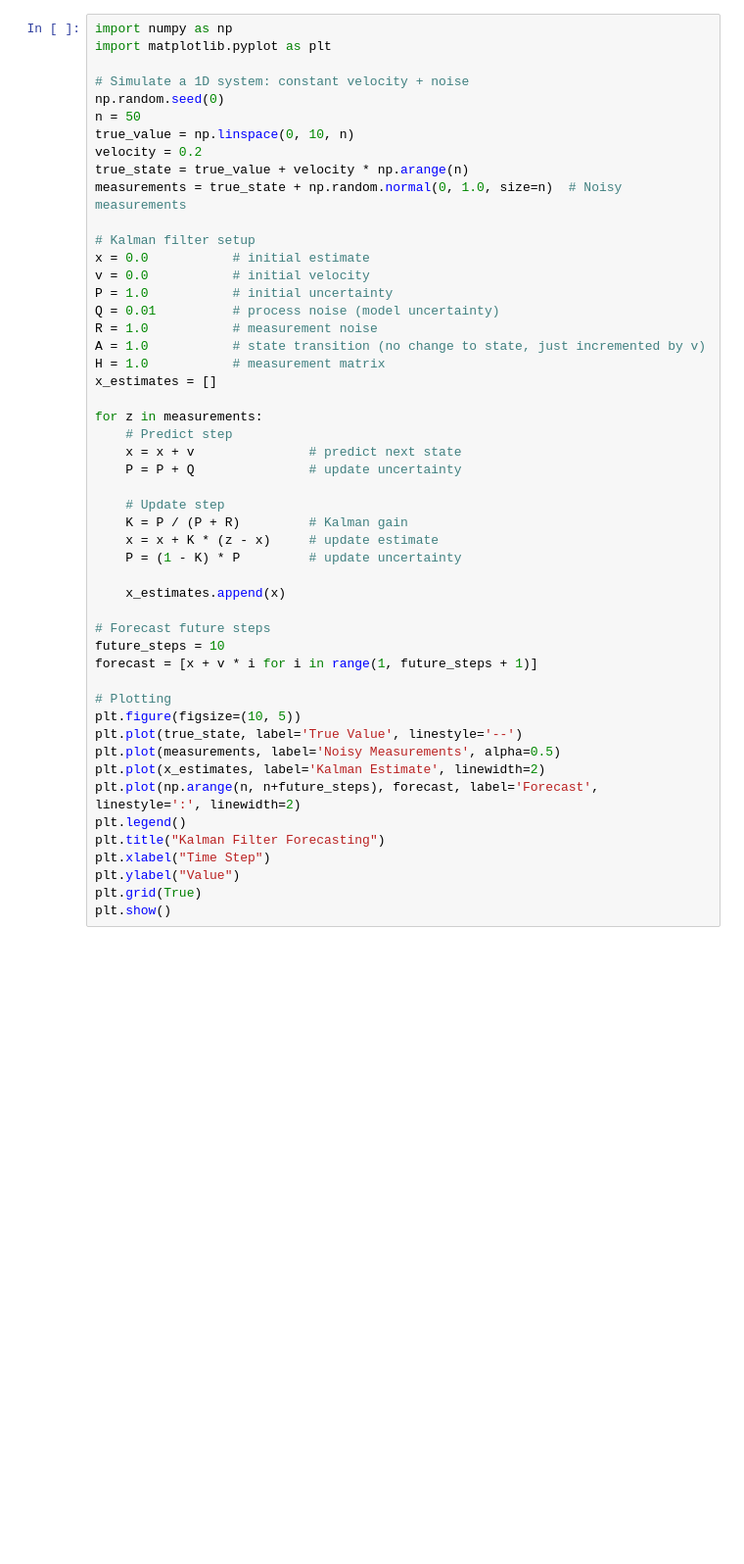
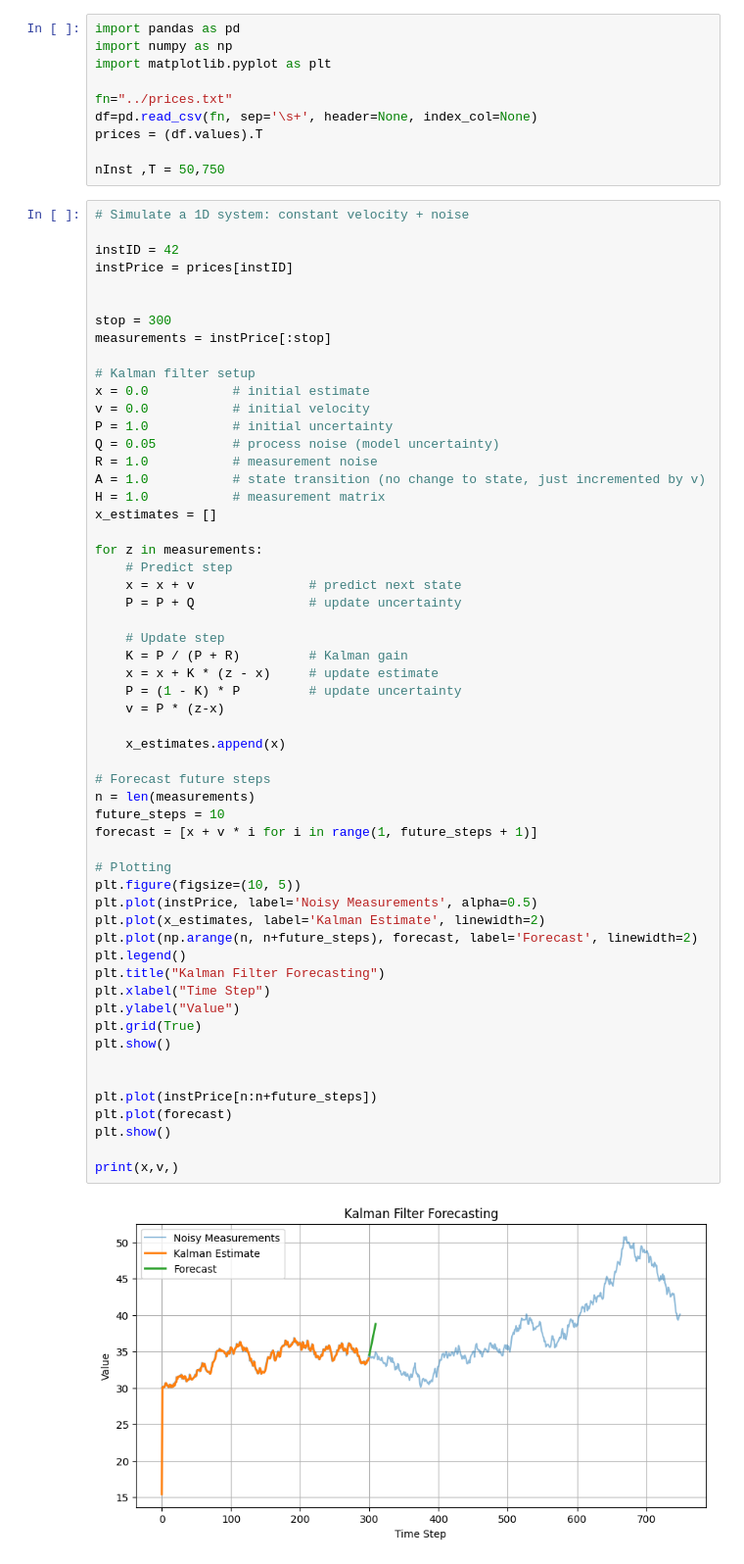
Before and after one commit to Marques-079/2025-algothon, a Jupyter notebook: data/kelp-man.ipynb, the cells around one changed output. Shown at 98% size. Cells and saved outputs as stored; diff of their text form; blank space fills up the shorter version.

```diff
--- a/data/kelp-man.ipynb
+++ b/data/kelp-man.ipynb
@@ -1,50 +1,68 @@
+# %%
+import pandas as pd
+import numpy as np
+import matplotlib.pyplot as plt
+
+fn="../prices.txt"
+df=pd.read_csv(fn, sep='\s+', header=None, index_col=None)
+prices = (df.values).T
+
+nInst ,T = 50,750
 # %%
-import numpy as np
-import matplotlib.pyplot as plt
+# Simulate a 1D system: constant velocity + noise
 
-# Simulate a 1D system: constant velocity + noise
-np.random.seed(0)
-n = 50
-true_value = np.linspace(0, 10, n)
-velocity = 0.2
-true_state = true_value + velocity * np.arange(n)
-measurements = true_state + np.random.normal(0, 1.0, size=n)  # Noisy measurements
+instID = 42
+instPrice = prices[instID]
+
+
+stop = 300
+measurements = instPrice[:stop]
 
 # Kalman filter setup
 x = 0.0           # initial estimate
 v = 0.0           # initial velocity
 P = 1.0           # initial uncertainty
-Q = 0.01          # process noise (model uncertainty)
+Q = 0.05          # process noise (model uncertainty)
 R = 1.0           # measurement noise
 A = 1.0           # state transition (no change to state, just incremented by v)
 H = 1.0           # measurement matrix
 x_estimates = []
 
 for z in measurements:
     # Predict step
     x = x + v               # predict next state
     P = P + Q               # update uncertainty
 
     # Update step
     K = P / (P + R)         # Kalman gain
     x = x + K * (z - x)     # update estimate
     P = (1 - K) * P         # update uncertainty
+    v = P * (z-x)
 
     x_estimates.append(x)
 
 # Forecast future steps
+n = len(measurements)
 future_steps = 10
 forecast = [x + v * i for i in range(1, future_steps + 1)]
 
 # Plotting
 plt.figure(figsize=(10, 5))
-plt.plot(true_state, label='True Value', linestyle='--')
-plt.plot(measurements, label='Noisy Measurements', alpha=0.5)
+plt.plot(instPrice, label='Noisy Measurements', alpha=0.5)
 plt.plot(x_estimates, label='Kalman Estimate', linewidth=2)
-plt.plot(np.arange(n, n+future_steps), forecast, label='Forecast', linestyle=':', linewidth=2)
+plt.plot(np.arange(n, n+future_steps), forecast, label='Forecast', linewidth=2)
 plt.legend()
 plt.title("Kalman Filter Forecasting")
 plt.xlabel("Time Step")
 plt.ylabel("Value")
 plt.grid(True)
 plt.show()
+
+
+plt.plot(instPrice[n:n+future_steps])
+plt.plot(forecast)
+plt.show()
+
+print(x,v,)
+# %% [output]
+[figure, added]
```
Also changed, not shown: parts of 2 cells of this notebook.
